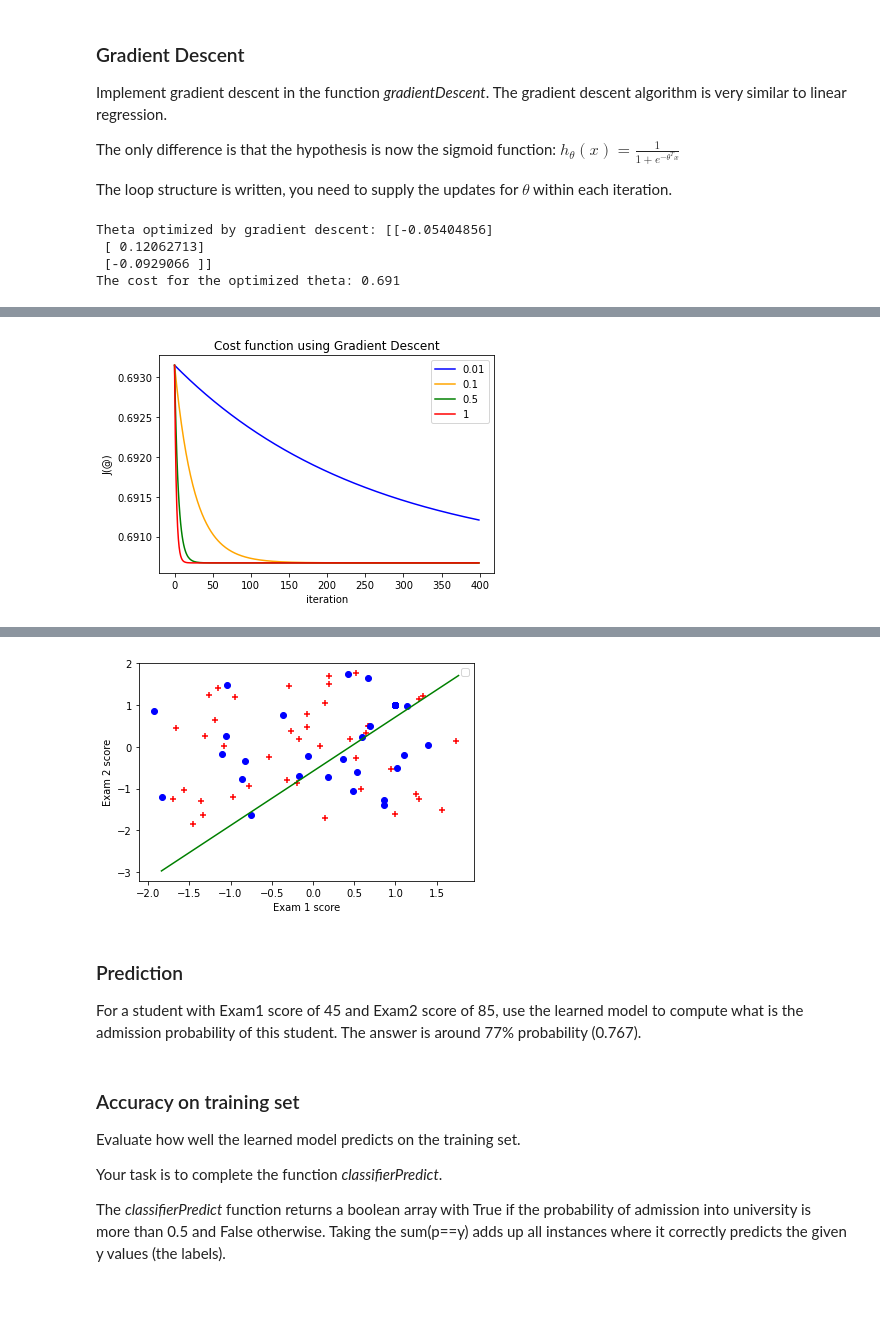
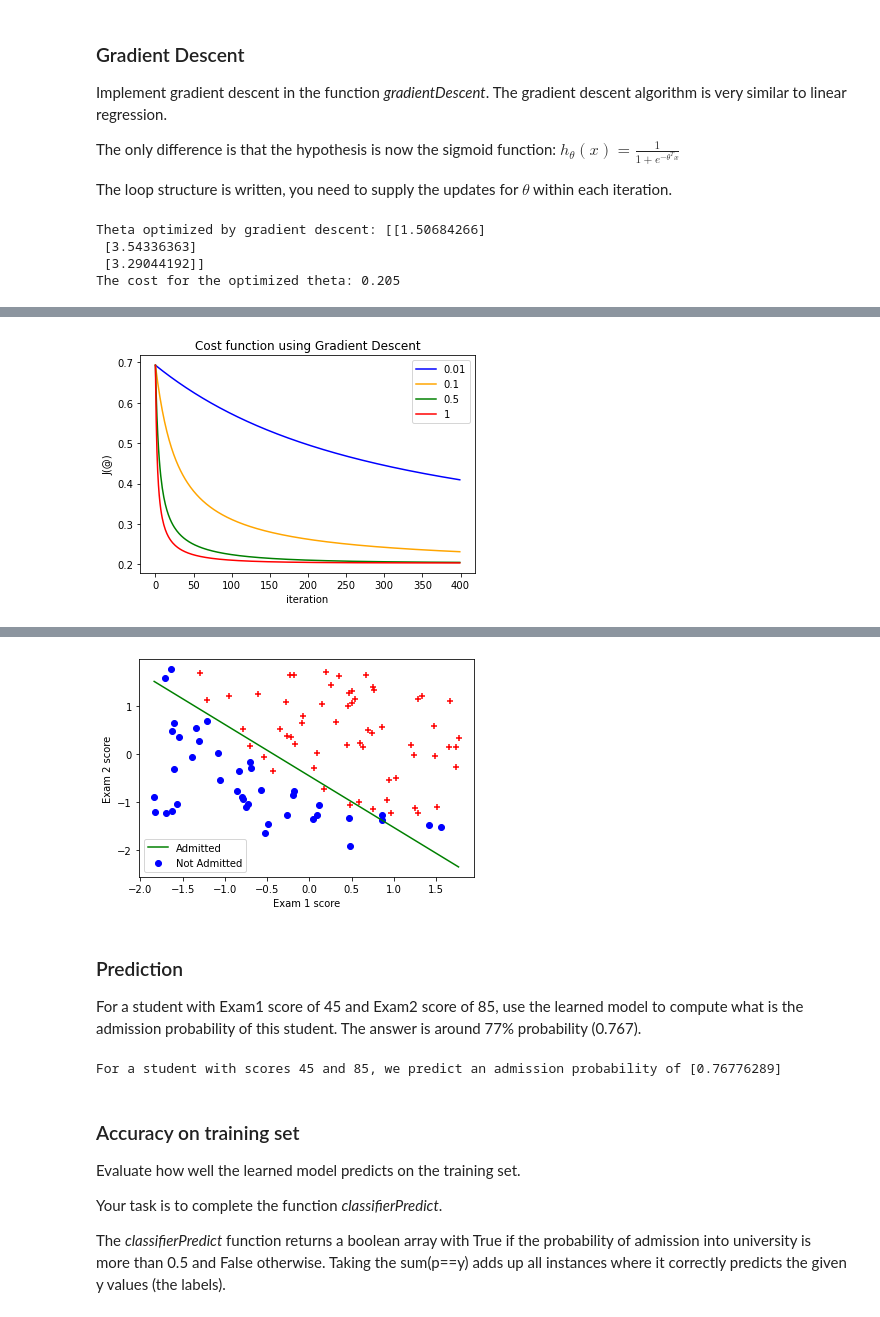
Before and after one commit to renanaferreira/FAA-repository, a Jupyter notebook: 03-Log-Reg/ML_LogReg.ipynb, the cells around one changed output, grey strips where cells are left out. Saved outputs shown, nothing was run; the diff lists cells and outputs as text; code cells hidden in the pictures.

```diff
--- a/03-Log-Reg/ML_LogReg.ipynb
+++ b/03-Log-Reg/ML_LogReg.ipynb
@@ -117,10 +117,10 @@ def costFunction(theta, X, y):
     error = (-y * np.log(h)) - ((1-y)*np.log(1-h))
 
     #cost function
-    cost = 1/m * sum(error)
+    cost = (1/m) * sum(error)
 
     #vector of gradients of all model parameters theta
-    grad = 1/m * np.dot(X.transpose(),(h - y))
+    grad = (1/m) * (np.dot(X.transpose(),(h - y)))
 
     return cost[0] , grad
 # %% [markdown]
@@ -146,21 +146,20 @@ def featureNormalization(X):
 m = data_n.shape[0]
 # n - number of features
 n = data_n.shape[1]
-X= data_n[:, 0:2].reshape([m,2])
-y= data_n[:, 2].reshape([m,1])
+X = data_n[:, 0:n-1].reshape((m,n-1))
+y = data_n[:, n-1].reshape((m,1))
 
 X, X_mean, X_std = featureNormalization(X)
 
 #After normalizing the features, add an extra column of 1's corresponding to x0 = 1.
-X= np.append(np.ones([m,1]), X).reshape([m,n])
+X = np.append(np.ones((m,1)), X, axis=1).reshape((m,n))
 
 
 # Inicialize vector theta = 0
-initial_theta = np.zeros([n,1])
+initial_theta = np.zeros((n,1))
 
 #Run costFunction
 cost, grad= costFunction(initial_theta,X,y)
-# TODO error in the grad function
 print("Cost of initial theta is",round(cost,3) )   # ANSWER: Cost of initial theta is 0.693
 print("Gradient at initial theta (zeros):",grad)  #ANSWER: Gradient at initial theta (zeros): [[-0.1 ] [-0.28122914] [-0.25098615]]
 # %% [output]
@@ -196,25 +195,16 @@ def gradientDescent(X,y,theta,alpha,num_iters):
     return theta , J_history
 # %%
 # Run gradientDescent with learning rate 0.5 and 400 iterations.
-
-m = data_n.shape[0]
-n = data_n.shape[1]
-X= data_n[:, 0:n-1].reshape([m,n-1])
-X, X_mean, X_std = featureNormalization(X)
-X= np.append(np.ones([m,1]), X).reshape([m,n])
-y= data_n[:, n-1].reshape([m,1])
-initial_theta = np.zeros([n,1])
-
 theta , J_history = gradientDescent(X,y, initial_theta, 0.5, 400)
 
 print("Theta optimized by gradient descent:",theta)
 
 print("The cost for the optimized theta:",round(J_history[-1],3))  #ANSWER: The cost for the optimized theta: 0.205
 # %% [output]
-Theta optimized by gradient descent: [[-0.05404856]
- [ 0.12062713]
- [-0.0929066 ]]
-The cost for the optimized theta: 0.691
+Theta optimized by gradient descent: [[1.50684266]
+ [3.54336363]
+ [3.29044192]]
+The cost for the optimized theta: 0.205
 # %% [markdown]
 ### Plot the Cost Function
 Choose 400 iterations. Try different values of the learning  rate = [0.01, 0.1, 0.5, 1]
@@ -223,31 +213,22 @@ and get plots similar to Fig. 2.
 <img src="images/f6.png" style="width:350px;height:250px;">
 <caption><center> **Fig. 2** : **Cost function evolution for varying learning rates ** </center></caption>
 # %%
-m = data_n.shape[0]
-n = data_n.shape[1]
-X= data_n[:, 0:n-1].reshape([m,n-1])
-X, X_mean, X_std = featureNormalization(X)
-X= np.append(np.ones([m,1]), X).reshape([m,n])
-y= data_n[:, n-1].reshape([m,1])
-initial_theta = np.zeros([n,1])
-
 plt.title("Cost function using Gradient Descent")
 plt.xlabel("iteration")
 plt.ylabel("J(@)")
-#plt.yticks(np.arange(0.1, 0.8,0.1))
 legends = []
 
 lr=[0.01, 0.1, 0.5, 1]
 colors=["b","orange","green","red"]
 for i in lr:
     theta , J_history = gradientDescent(X,y, initial_theta, i, 400)
     color = colors[lr.index(i)]
     plt.plot(range(len(J_history)), J_history, c=color)
     legends.append(i)
 plt.legend(legends)
 plt.show()
 # %% [output]
-[figure, old version]
+[figure, new version]
 # %% [markdown]
 ### Plotting the decision boundary
 
@@ -271,19 +252,20 @@ Plot the data and the decision boundary. You should get a figure similar to Fig.
 #Create Fig.3 (using plt.scatter) , see Fig.1
 plt.xlabel("Exam 1 score")
 plt.ylabel("Exam 2 score")
-plt.legend(["Admitted", "Not Admitted"])
 
 #Sugestion how to plot the decision boundary (the green line)
 x_value= np.array([np.min(X[:,1]),np.max(X[:,1])])
 y_value=-(theta[0] +theta[1]*x_value)/theta[2]
 plt.plot(x_value,y_value, "g")
+
 pos=(y==1)
 neg=(y==0)
-plt.scatter(X[pos[:,0],0],X[pos[:,0],1],c="r",marker="+")
-plt.scatter(X[neg[:,0],0],X[neg[:,0],1],c="b",marker="o")
+plt.scatter(X[neg[:,0],1],X[neg[:,0],2],c="b",marker="o")
+plt.scatter(X[pos[:,0],1],X[pos[:,0],2],c="r",marker="+")
+plt.legend(["Admitted", "Not Admitted"])
 plt.show()
 # %% [output]
-[figure, old version]
+[figure, new version]
 # %% [markdown]
 ### Prediction
 
@@ -293,13 +275,15 @@ x_test = np.array([45,85])
 #Normalize the values
 x_test = (x_test - X_mean)/X_std
 #Add one
-x_test = np.append(np.ones(1),x_test)
+x_test = np.append(np.ones(1),x_test).reshape((1,3))
 
 #Compute the prediction (the probability for admission)
 z=np.dot(x_test,theta)
 prob = sigmoid(z)
 
 print("For a student with scores 45 and 85, we predict an admission probability of",prob[0])
+# %% [output]
+For a student with scores 45 and 85, we predict an admission probability of [0.76776289]
 # %% [markdown]
 ### Accuracy on training set
 
```
Also changed, not shown: parts of 3 cells of this notebook, 1 other file.
